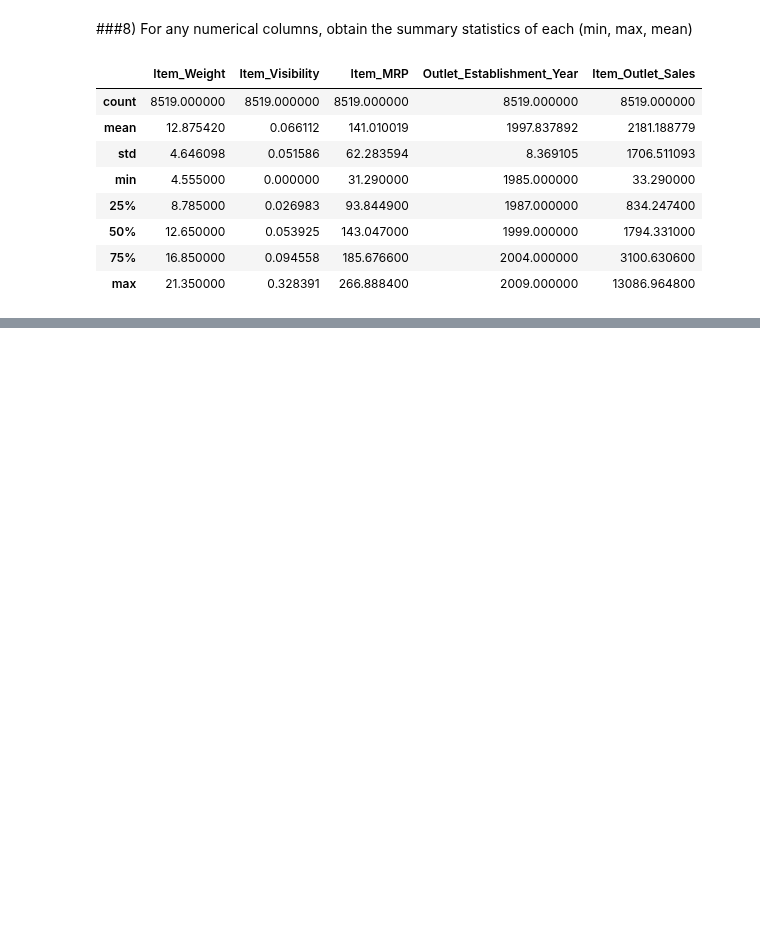
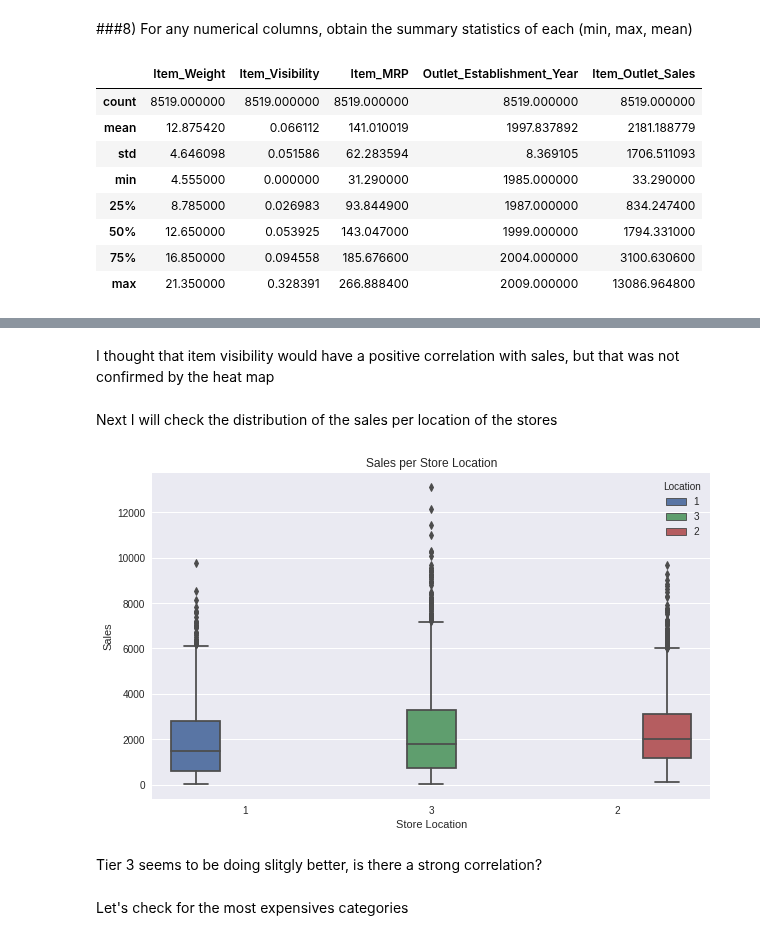
Before and after one commit to paulapipkin/sales_predictions, a Jupyter notebook: Sales_Prediciton.ipynb, the cells around one changed output, grey strips where cells are left out. Saved outputs shown, nothing was run; the diff lists cells and outputs as text; code cells hidden in the pictures; blank space fills up the shorter version.

```diff
--- a/Sales_Prediciton.ipynb
+++ b/Sales_Prediciton.ipynb
@@ -391,0 +434,17 @@ df.describe()
+# %% [markdown]
+I thought that item visibility would have a positive correlation with sales, but that was not confirmed by the heat map
+# %% [markdown]
+Next I will check the distribution of the sales per location of the stores
+# %%
+plt.figure(figsize=(10,6));
+sns.boxplot(x='Outlet_Location_Type', y='Item_Outlet_Sales',hue='Outlet_Location_Type', data=df);
+plt.legend(title='Location')
+plt.xlabel('Store Location')
+plt.ylabel('Sales')
+plt.title('Sales per Store Location');
+# %% [output]
+[figure, added]
+# %% [markdown]
+Tier 3 seems to be doing slitgly better, is there a strong correlation?
+# %% [markdown]
+Let's check for the most expensives categories
```
Also changed, not shown: parts of 18 cells of this notebook.
